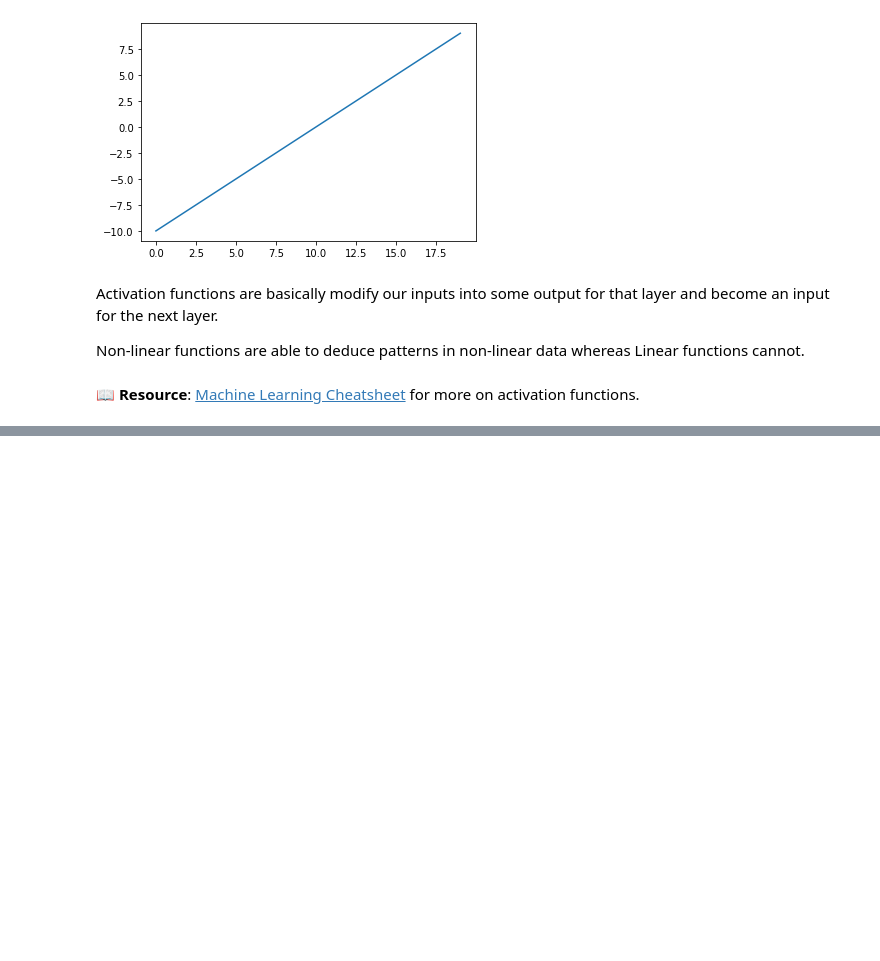
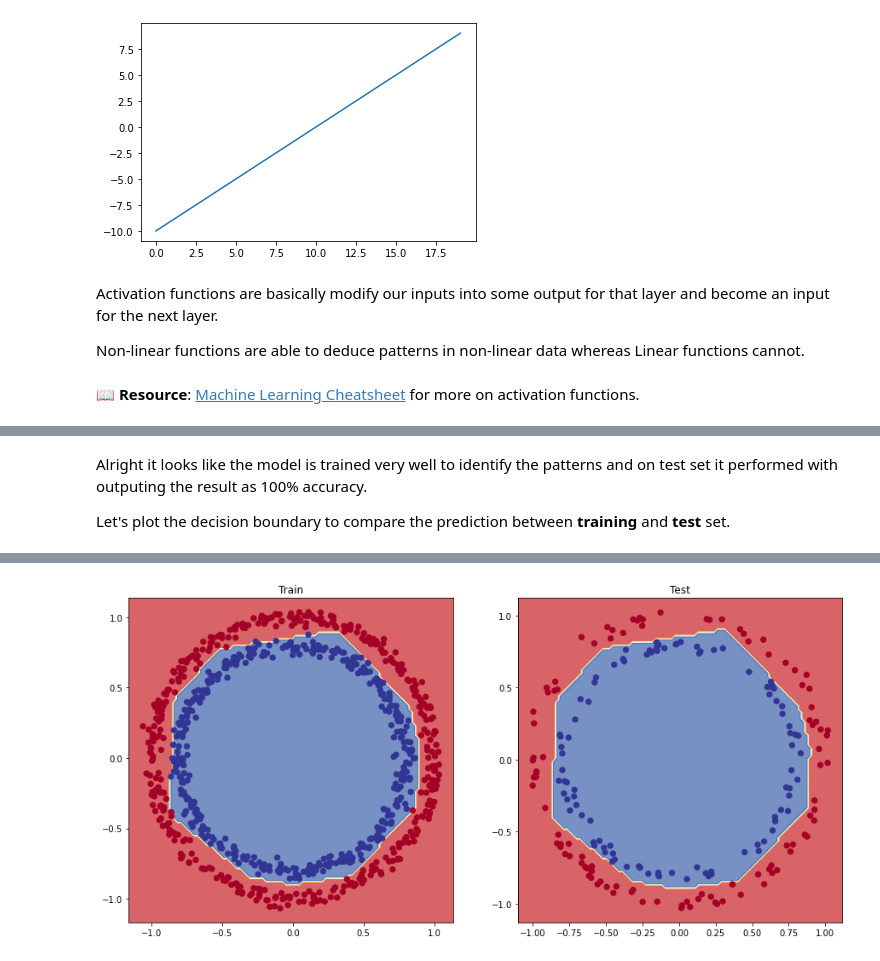
Before and after one commit to SaketMunda/tensorflow-fundamentals, a Jupyter notebook: 02_neural_network_classfication_with_tensorflow.ipynb, the cells around one changed output, grey strips where cells are left out. Cells and saved outputs as stored; diff of their text form; code cells hidden in the pictures; blank space fills up the shorter version.

```diff
--- a/02_neural_network_classfication_with_tensorflow.ipynb
+++ b/02_neural_network_classfication_with_tensorflow.ipynb
@@ -688,0 +700,5 @@ Non-linear functions are able to deduce patterns in non-linear data whereas Line
+# %%
+# Spliting the data into training and test set
+from sklearn.model_selection import train_test_split
+
+X_train, X_test, y_train, y_test = train_test_split(X, y, test_size=0.2)
@@ -688,0 +712,17 @@ Non-linear functions are able to deduce patterns in non-linear data whereas Line
+# %%
+# set the random seed
+tf.random.set_seed(17)
+
+# 1. Create a model
+model_7 = tf.keras.Sequential([
+    tf.keras.layers.Dense(4, activation='relu'),
+    tf.keras.layers.Dense(4, activation='relu'),
+    tf.keras.layers.Dense(1, activation='sigmoid') # output layer
+])
+
+# 2. Compile the model
+model_7.compile(loss='binary_crossentropy',
+                optimizer=tf.keras.optimizers.Adam(learning_rate=0.01),
+                metrics=['accuracy'])
+# 3. Fit the model
+history = model_7.fit(X_train, y_train, epochs=25)
@@ -688,0 +755,18 @@ Non-linear functions are able to deduce patterns in non-linear data whereas Line
+# %% [markdown]
+Alright it looks like the model is trained very well to identify the patterns and on test set it performed with outputing the result as 100% accuracy.
+
+Let's plot the decision boundary to compare the prediction between **training** and **test** set.
+# %%
+# Plotting the decision boundary of training samples
+plt.figure(figsize=(15,7))
+plt.subplot(1,2,1)
+plt.title("Train")
+plot_decision_boundary(model_7, X_train, y_train)
+
+# Plotting the decision boundary of test samples
+plt.subplot(1,2,2)
+plt.title("Test")
+plot_decision_boundary(model_7, X_test, y_test)
+
+plt.show()
+# %% [output]
@@ -688,0 +777 @@ Non-linear functions are able to deduce patterns in non-linear data whereas Line
+[figure, added]
```
Also changed, not shown: parts of 36 cells of this notebook.
